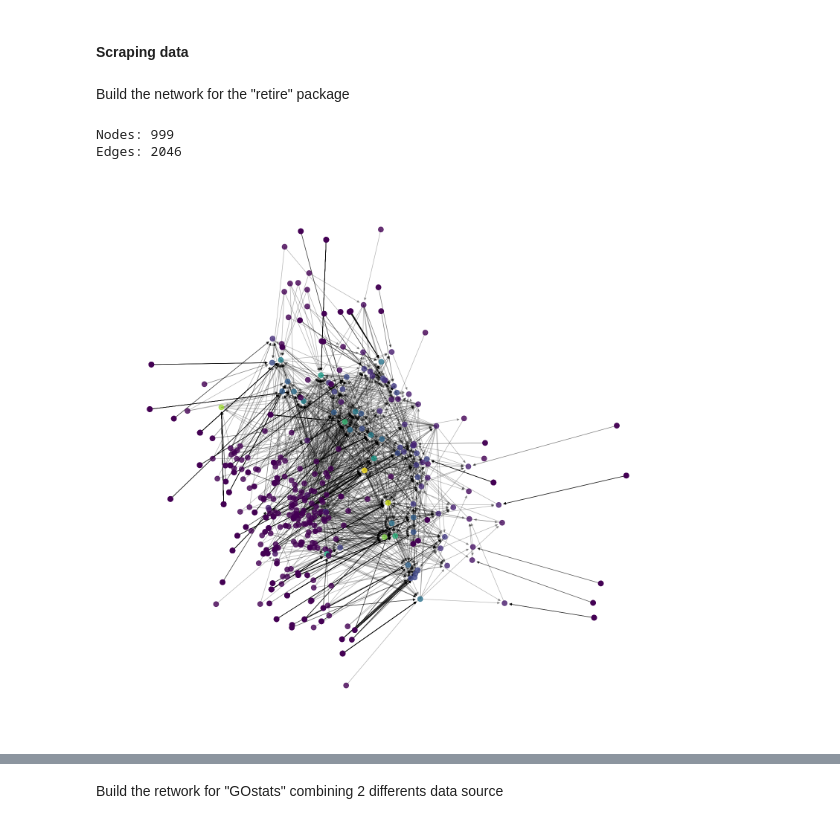
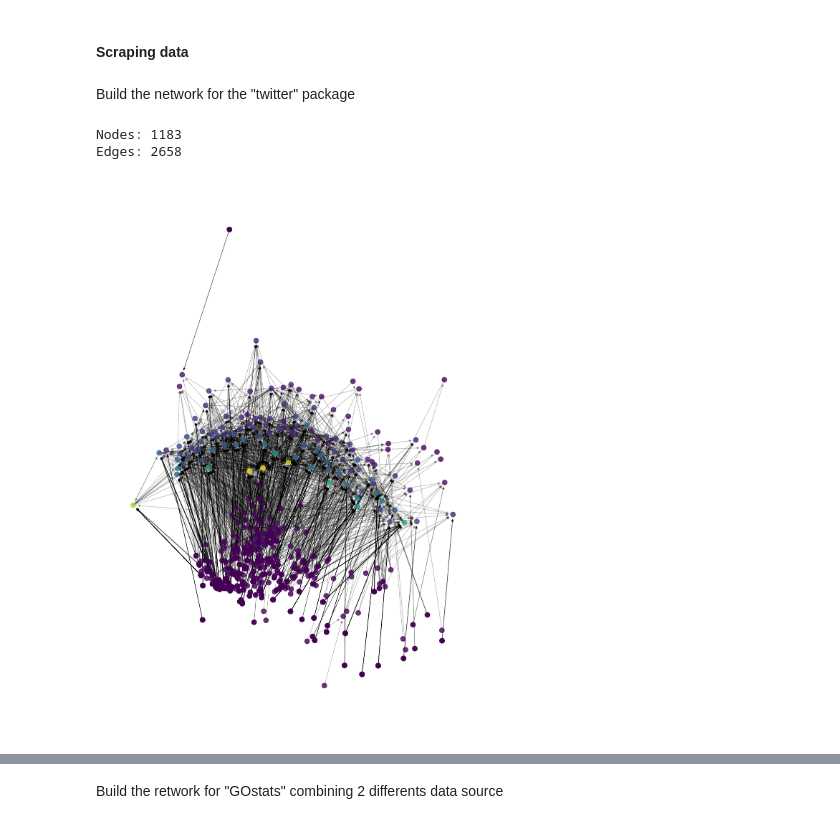
Before and after one commit to dab0012/olivia, a Jupyter notebook: notebooks/olivia_finder/Olivia Finder - Usage.ipynb, the cells around one changed output, grey strips where cells are left out. Saved outputs shown, nothing was run; the diff lists cells and outputs as text; code cells hidden in the pictures.

```diff
--- a/notebooks/olivia_finder/Olivia Finder - Usage.ipynb
+++ b/notebooks/olivia_finder/Olivia Finder - Usage.ipynb
@@ -186,32 +186,28 @@ Edges: 307
 # %% [markdown]
 #### Scraping data
 # %% [markdown]
-Build the network for the "retire" package
+Build the network for the "twitter" package
 # %%
+import gc
 from olivia_finder.data_source.repository_scrapers.npm import NpmScraper
 
 npm_pm = PackageManager(
     data_sources=[NpmScraper()]
 )
-retire_G  = npm_pm.get_transitive_network_graph(
-    package_name="retire",
+twitter_G  = npm_pm.get_transitive_network_graph(
+    package_name="twitter",
     deep_level=3,
     generate=True
 )
 del npm_pm
-print(f'Nodes: {len(retire_G.nodes)}')
-print(f'Edges: {len(retire_G.edges)}')
+gc.collect()
+print(f'Nodes: {len(twitter_G.nodes)}')
+print(f'Edges: {len(twitter_G.edges)}')
 # %% [output]
-Nodes: 999
-Edges: 2046
+Nodes: 1183
+Edges: 2658
 # %%
-
-# # Draw the graph using the spring layout
-# plt.figure(figsize=(12,9))
-# nx.draw_networkx(retire_G.reverse(), pos=nx.spring_layout(retire_G), node_size=10, alpha=0.7, with_labels=False)
-# plt.show()
-
 # # Draw the graph using the kamada_kawai layout
-draw_networkx_graph(retire_G, layout='kamada_kawai', size=(20,20), labels=False, override_node_size=100)
+draw_networkx_graph(twitter_G, layout='kamada_kawai', size=(20,20), labels=False, override_node_size=100)
 # %% [output]
-[figure, old version]
+[figure, new version]
```
Also changed, not shown: parts of 6 cells of this notebook, 8 other files.
